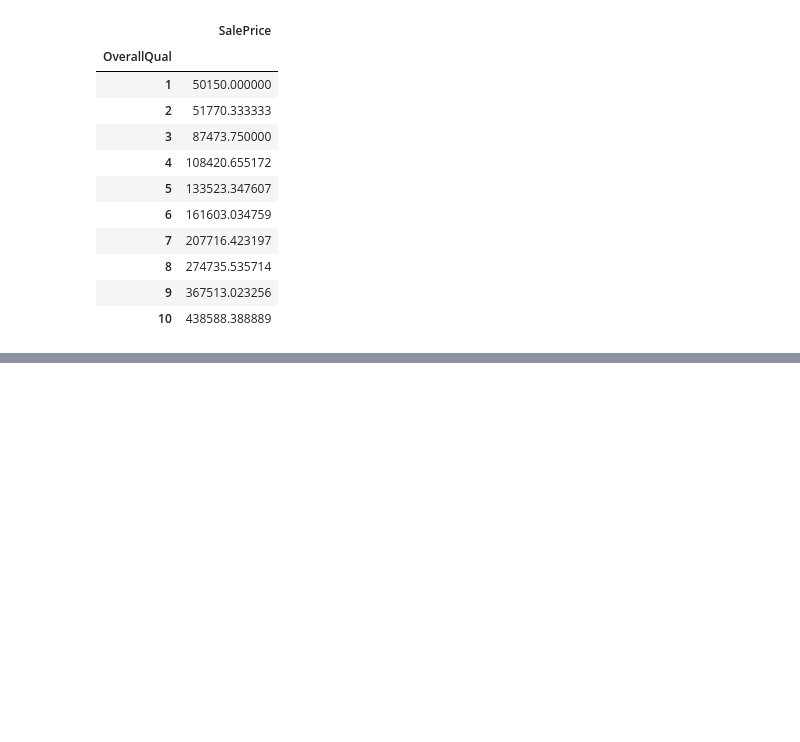
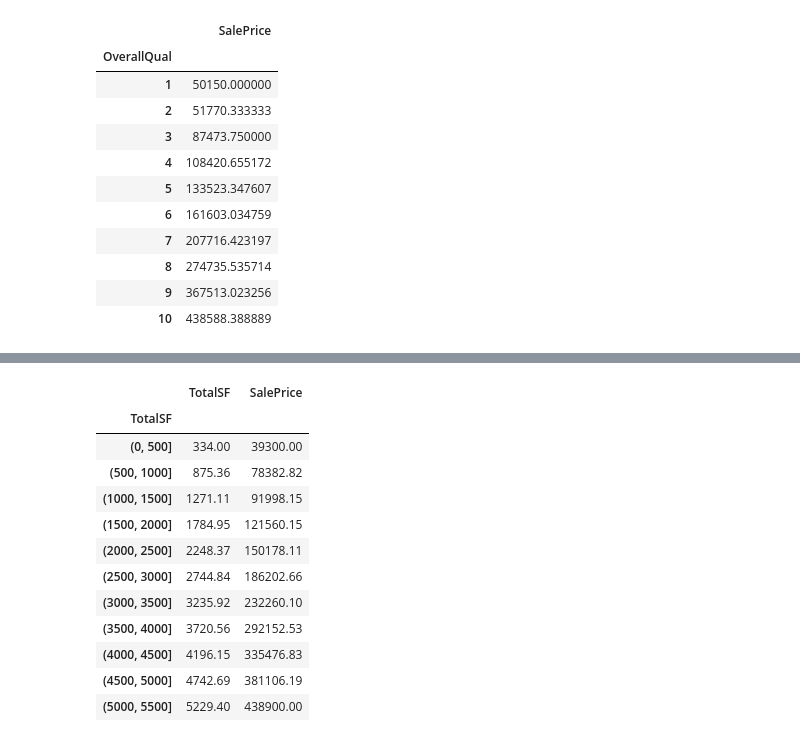
Before and after one commit to jflaher4/FA21_Exponent_Project, a Jupyter notebook: Data_Exploration/introduction.ipynb, the cells around one changed output, grey strips where cells are left out. Cells and saved outputs as stored; diff of their text form; code cells hidden in the pictures; blank space fills up the shorter version.

```diff
--- a/Data_Exploration/introduction.ipynb
+++ b/Data_Exploration/introduction.ipynb
@@ -105,0 +153,16 @@ df[[x,y]].groupby(x).mean()
+# %%
+round(df[[x,y]].groupby(pd.cut(df[x], np.arange(0, 6000, 500))).mean(),2)
+# %% [output]
+|  | TotalSF | SalePrice |
+| TotalSF |  |  |
+| (0, 500] | 334.00 | 39300.00 |
+| (500, 1000] | 875.36 | 78382.82 |
+| (1000, 1500] | 1271.11 | 91998.15 |
+| (1500, 2000] | 1784.95 | 121560.15 |
+| (2000, 2500] | 2248.37 | 150178.11 |
+| (2500, 3000] | 2744.84 | 186202.66 |
+| (3000, 3500] | 3235.92 | 232260.10 |
+| (3500, 4000] | 3720.56 | 292152.53 |
+| (4000, 4500] | 4196.15 | 335476.83 |
+| (4500, 5000] | 4742.69 | 381106.19 |
+| (5000, 5500] | 5229.40 | 438900.00 |
```
Also changed, not shown: parts of 5 cells of this notebook.
